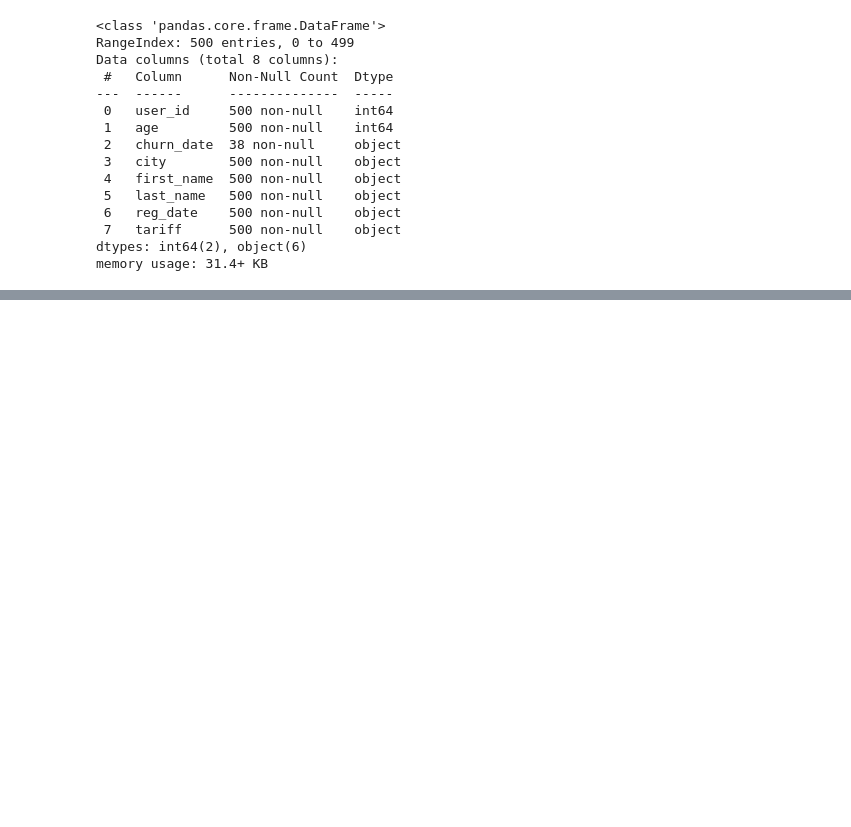
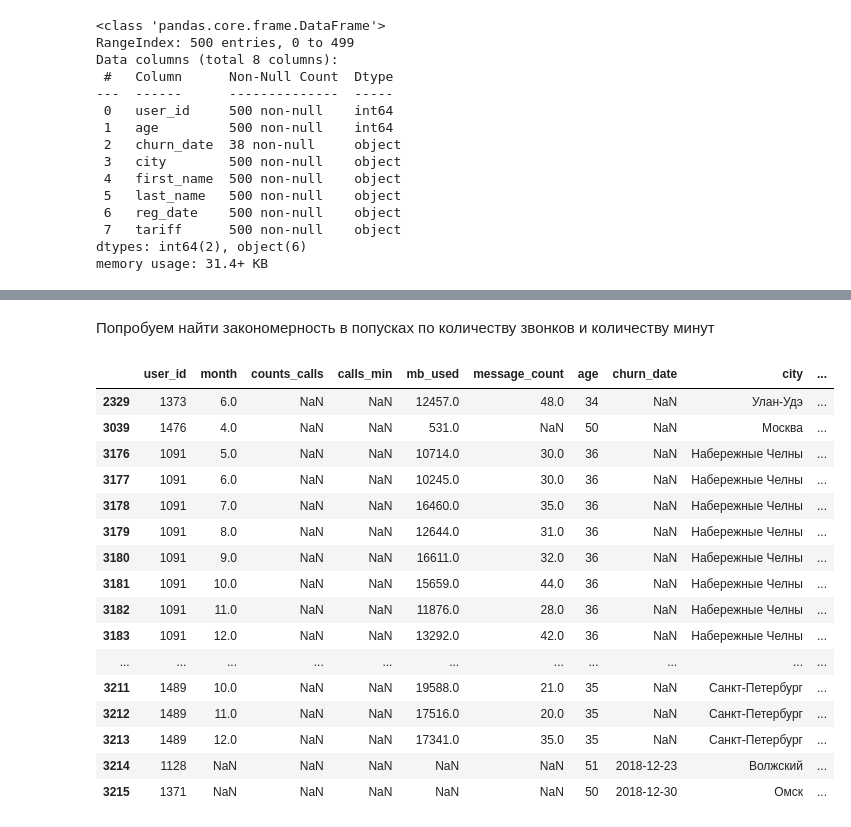
Before and after one commit to ViacheslavPogorelyy/YaP, a Jupyter notebook: part_number_three/project_3.ipynb, the cells around one changed output, grey strips where cells are left out. Cells and saved outputs as stored; diff of their text form; code cells hidden in the pictures; blank space fills up the shorter version.

```diff
--- a/part_number_three/project_3.ipynb
+++ b/part_number_three/project_3.ipynb
@@ -210,0 +336,7 @@ internet = internet.drop('Unnamed: 0', axis = 1)
+# %%
+sms.column = ('message_count')
+
+sms = sms.reset_index()
+sms.columns = ('user_id', 'month', 'message_count')
+
+sms.head(10)
@@ -210,0 +357,8 @@ internet = internet.drop('Unnamed: 0', axis = 1)
+# %%
+table = news.merge(news_mb,  how = 'outer')
+# %%
+df_without_people = table.merge(sms, how = 'outer')
+# %%
+df = df_without_people.merge(users, how = 'outer')
+
+df.head(10)
@@ -210,0 +396,22 @@ internet = internet.drop('Unnamed: 0', axis = 1)
+# %% [markdown]
+Попробуем найти закономерность в попусках по количеству звонков и количеству минут
+# %%
+df[df['counts_calls'].isnull() == True]
+# %% [output]
+|  | user_id | month | counts_calls | calls_min | mb_used | message_count | age | churn_date | city | ... |
+| 2329 | 1373 | 6.0 | NaN | NaN | 12457.0 | 48.0 | 34 | NaN | Улан-Удэ | ... |
+| 3039 | 1476 | 4.0 | NaN | NaN | 531.0 | NaN | 50 | NaN | Москва | ... |
+| 3176 | 1091 | 5.0 | NaN | NaN | 10714.0 | 30.0 | 36 | NaN | Набережные Челны | ... |
+| 3177 | 1091 | 6.0 | NaN | NaN | 10245.0 | 30.0 | 36 | NaN | Набережные Челны | ... |
+| 3178 | 1091 | 7.0 | NaN | NaN | 16460.0 | 35.0 | 36 | NaN | Набережные Челны | ... |
+| 3179 | 1091 | 8.0 | NaN | NaN | 12644.0 | 31.0 | 36 | NaN | Набережные Челны | ... |
+| 3180 | 1091 | 9.0 | NaN | NaN | 16611.0 | 32.0 | 36 | NaN | Набережные Челны | ... |
+| 3181 | 1091 | 10.0 | NaN | NaN | 15659.0 | 44.0 | 36 | NaN | Набережные Челны | ... |
+| 3182 | 1091 | 11.0 | NaN | NaN | 11876.0 | 28.0 | 36 | NaN | Набережные Челны | ... |
+| 3183 | 1091 | 12.0 | NaN | NaN | 13292.0 | 42.0 | 36 | NaN | Набережные Челны | ... |
+| ... | ... | ... | ... | ... | ... | ... | ... | ... | ... | ... |
+| 3211 | 1489 | 10.0 | NaN | NaN | 19588.0 | 21.0 | 35 | NaN | Санкт-Петербург | ... |
+| 3212 | 1489 | 11.0 | NaN | NaN | 17516.0 | 20.0 | 35 | NaN | Санкт-Петербург | ... |
+| 3213 | 1489 | 12.0 | NaN | NaN | 17341.0 | 35.0 | 35 | NaN | Санкт-Петербург | ... |
+| 3214 | 1128 | NaN | NaN | NaN | NaN | NaN | 51 | 2018-12-23 | Волжский | ... |
+| 3215 | 1371 | NaN | NaN | NaN | NaN | NaN | 50 | 2018-12-30 | Омск | ... |
```
Also changed, not shown: parts of 95 cells of this notebook.
